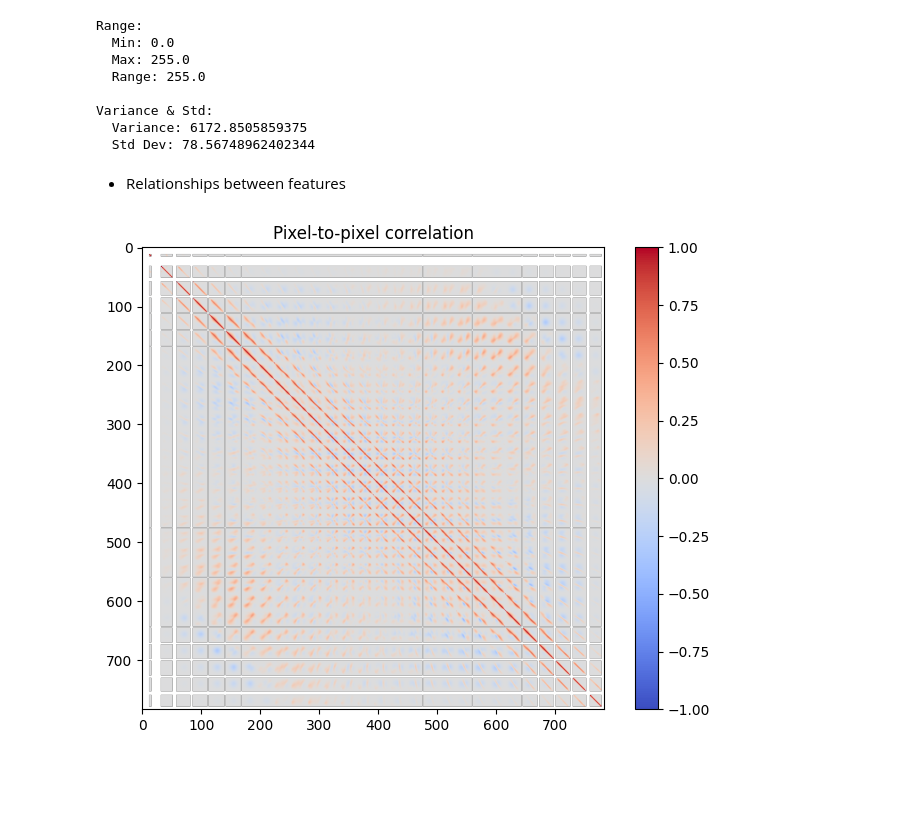
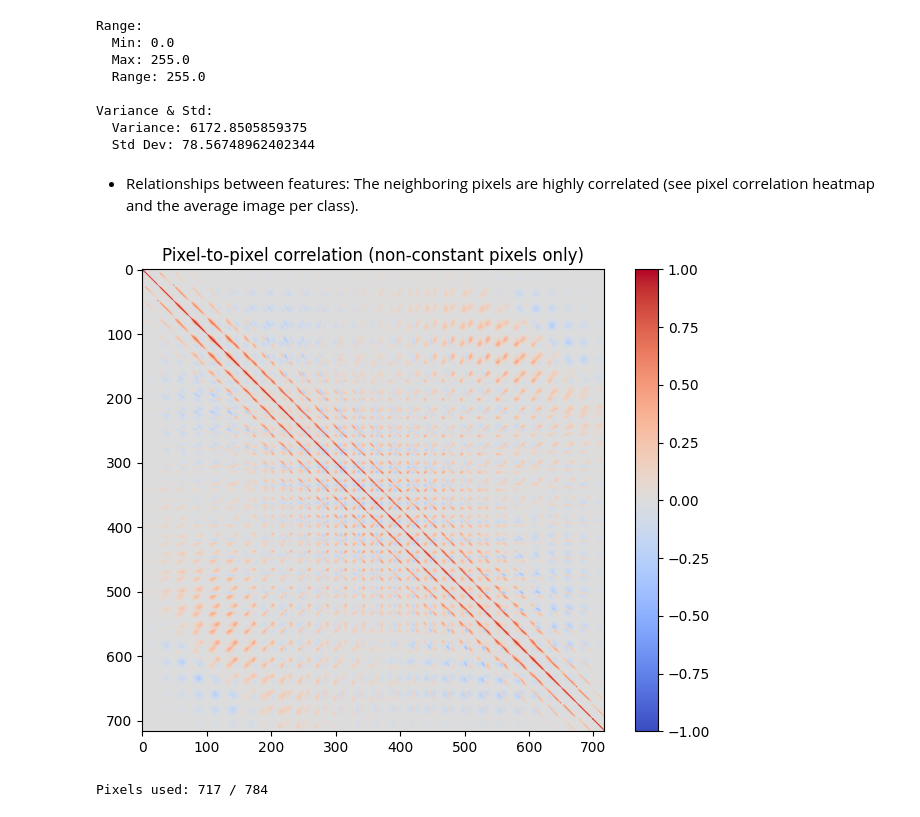
Before and after one commit to herbstsonne/thn-aia-classroom-create-lenet1-cnn-in-pytorch-aia-lenet-template, a Jupyter notebook: pytorch_playground.ipynb, the cells around one changed output. Saved outputs shown, nothing was run; the diff lists cells and outputs as text; code cells hidden in the pictures; blank space fills up the shorter version.

```diff
--- a/pytorch_playground.ipynb
+++ b/pytorch_playground.ipynb
@@ -276,18 +276,25 @@ Variance & Std:
   Variance: 6172.8505859375
   Std Dev: 78.56748962402344
 # %% [markdown]
-- Relationships between features
+- Relationships between features: The neighboring pixels are highly correlated (see pixel correlation heatmap and the average image per class).
 # %%
-# Flatten each image to 256 pixels, use a sample for speed
-pixels = train_dataset.data.float().numpy()  # (60000, 28, 28)
-pixels_flat = pixels.reshape(60000, -1)      # (60000, 784)
+pixels = train_dataset.data.float().numpy()
+pixels_flat = pixels.reshape(60000, -1)  # (60000, 784)
 
-corr = np.corrcoef(pixels_flat, rowvar=False)  # (784, 784)
+# Remove constant pixels (std == 0)
+std = pixels_flat.std(axis=0)
+non_constant = std > 0
+pixels_filtered = pixels_flat[:, non_constant]
+
+corr = np.corrcoef(pixels_filtered, rowvar=False)
 
 plt.figure(figsize=(8, 6))
 plt.imshow(corr, cmap='coolwarm', vmin=-1, vmax=1)
 plt.colorbar()
-plt.title("Pixel-to-pixel correlation")
+plt.title("Pixel-to-pixel correlation (non-constant pixels only)")
 plt.show()
+
+print(f"Pixels used: {non_constant.sum()} / 784")
 # %% [output]
-[figure, old version]
+[figure, new version]
+Pixels used: 717 / 784
```
Also changed, not shown: parts of 2 cells of this notebook.
